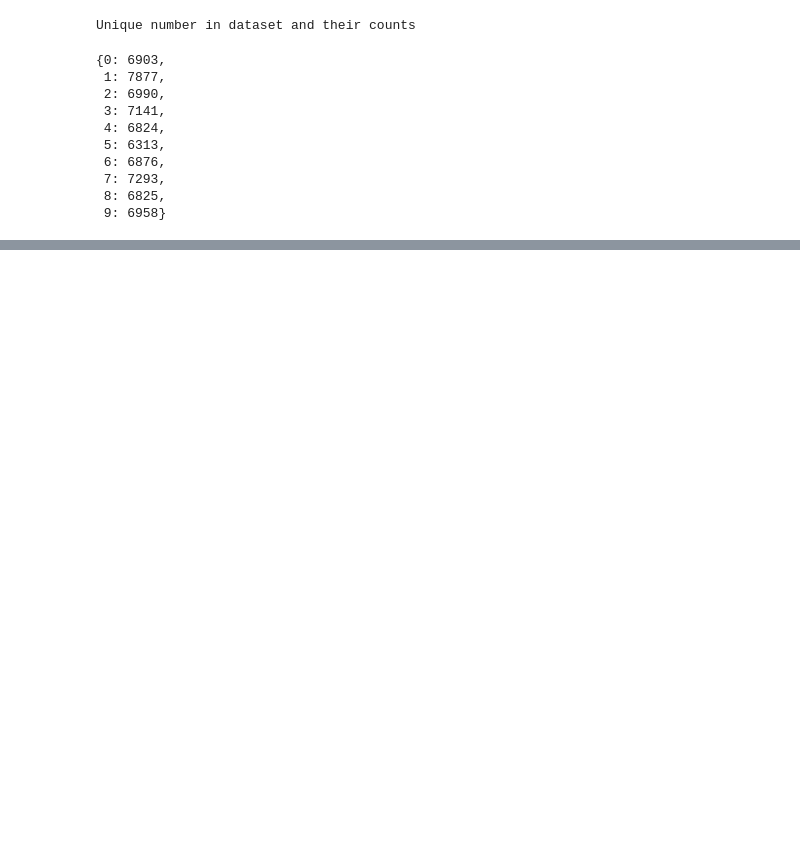
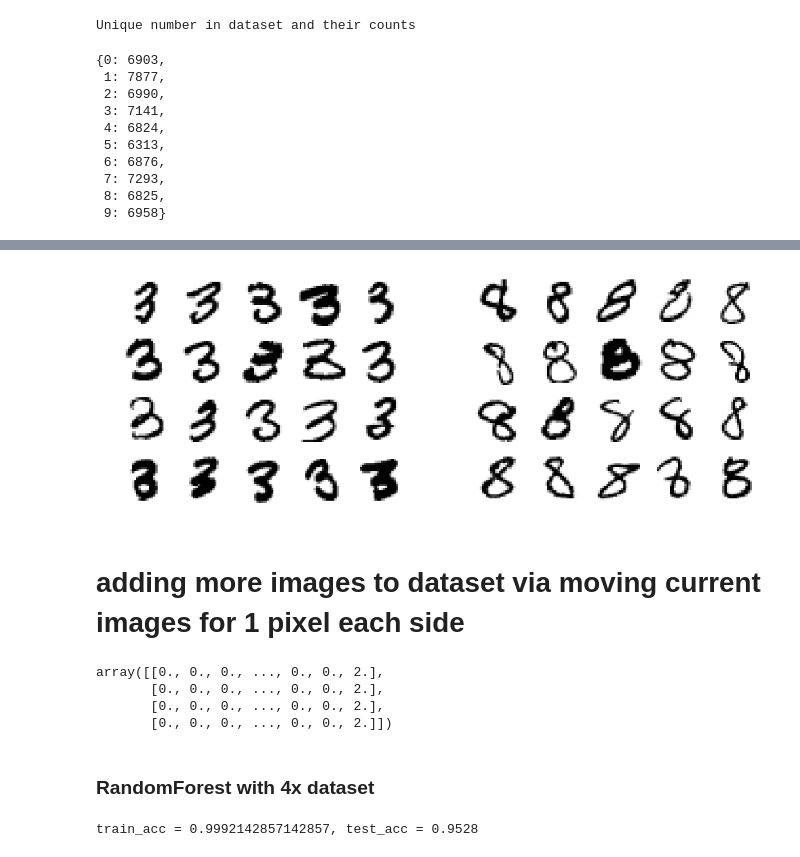
Before and after one commit to namesjoe/numbers_classifier, a Jupyter notebook: clf_1.ipynb, the cells around one changed output, grey strips where cells are left out. Drawn from its saved outputs; the diff is of its cells as text; code cells hidden in the pictures; blank space fills up the shorter version.

```diff
--- a/clf_1.ipynb
+++ b/clf_1.ipynb
@@ -61,0 +106,55 @@ y_forest_probs = cross_val_predict(rf_clf,
+# %%
+def plot_digits(instances, images_per_row=10, **options):
+    size = 28
+    images_per_row = min(len(instances), images_per_row)
+    images = [instance.reshape(size,size) for instance in instances]
+    n_rows = (len(instances) - 1) // images_per_row + 1
+    row_images = []
+    n_empty = n_rows * images_per_row - len(instances)
+    images.append(np.zeros((size, size * n_empty)))
+    for row in range(n_rows):
+        rimages = images[row * images_per_row : (row + 1) * images_per_row]
+        row_images.append(np.concatenate(rimages, axis=1))
+    image = np.concatenate(row_images, axis=0)
+    plt.imshow(image, cmap = matplotlib.cm.binary, **options)
+    plt.axis("off")
+# %%
+n1, n2 = 3,8
+X_ab = X_test1[(y_test1 == n1) & (y_test_pred == n2)]
+X_ba = X_test1[(y_test1 == n2) & (y_test_pred == n1)]
+plt.figure(figsize=(20,20))
+plt.subplot(121); plot_digits(X_ab[0:20], images_per_row = 5)
+plt.subplot(122); plot_digits(X_ba[0:20], images_per_row = 5)
+
+
+plt.show()
+# %% [output]
+[figure, added]
+# %% [markdown]
+# adding more images to dataset via moving current images for 1 pixel each side
+# %%
+def move_number(X,y, w,h):
+    """
+    Takes reshaped array for single number
+    w-width
+    h-height
+    """
+    # reshape start #
+    X = X.reshape(h,w)
+    # reshape end #
+    Xup = np.concatenate((X, np.zeros((1,X.shape[1]), dtype = 'int8')), axis = 0)
+    Xdown = np.concatenate((np.zeros((1,X.shape[1]), dtype = 'int8'), X), axis = 0)
+    Xleft = np.concatenate((X, np.zeros((1,X.shape[0]), dtype = 'int8').T), axis = 1)
+    Xright = np.concatenate((np.zeros((1,X.shape[0]), dtype = 'int8').T, X), axis = 1)
+    up = Xup[1:, :].reshape(1,h*w)
+    down = Xdown[:-1,:].reshape(1,h*w)
+    left = Xleft[:, 1:].reshape(1,h*w)
+    right = Xright[:, :-1].reshape(1,h*w)
+    allX = np.concatenate((up, down, left, right), axis = 0)
+    return np.concatenate((allX, np.array([y,y,y,y]).reshape((1,4)).T), axis = 1)
+move_number(X_train[10], y_train[10], 28,28)
+# %% [output]
+array([[0., 0., 0., ..., 0., 0., 2.],
+       [0., 0., 0., ..., 0., 0., 2.],
+       [0., 0., 0., ..., 0., 0., 2.],
+       [0., 0., 0., ..., 0., 0., 2.]])
@@ -61,0 +173,2 @@ y_forest_probs = cross_val_predict(rf_clf,
+# %% [markdown]
+### RandomForest with 4x dataset
@@ -61,0 +185,7 @@ y_forest_probs = cross_val_predict(rf_clf,
+# %%
+precision = precision_score(y_test, y_test_pred, average='micro')
+accuracy_train = np.sum(y_train == y_train_pred)/len(y_train)
+accuracy_test = np.sum(y_test == y_test_pred)/len(y_test)
+print (f'train_acc = {accuracy_train}, test_acc = {accuracy_test}')
+# %% [output]
+train_acc = 0.9992142857142857, test_acc = 0.9528
```
Also changed, not shown: parts of 25 cells of this notebook.
